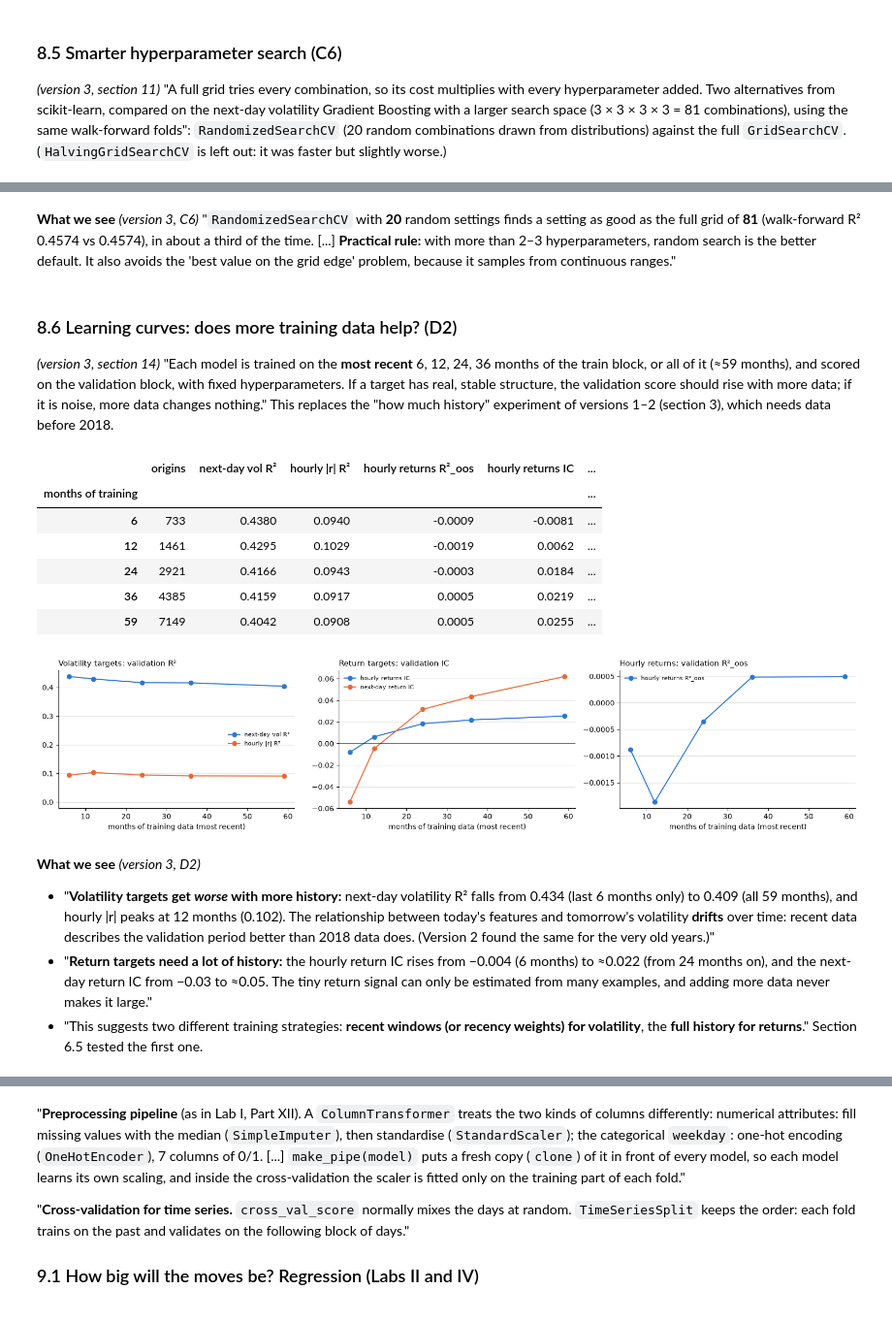
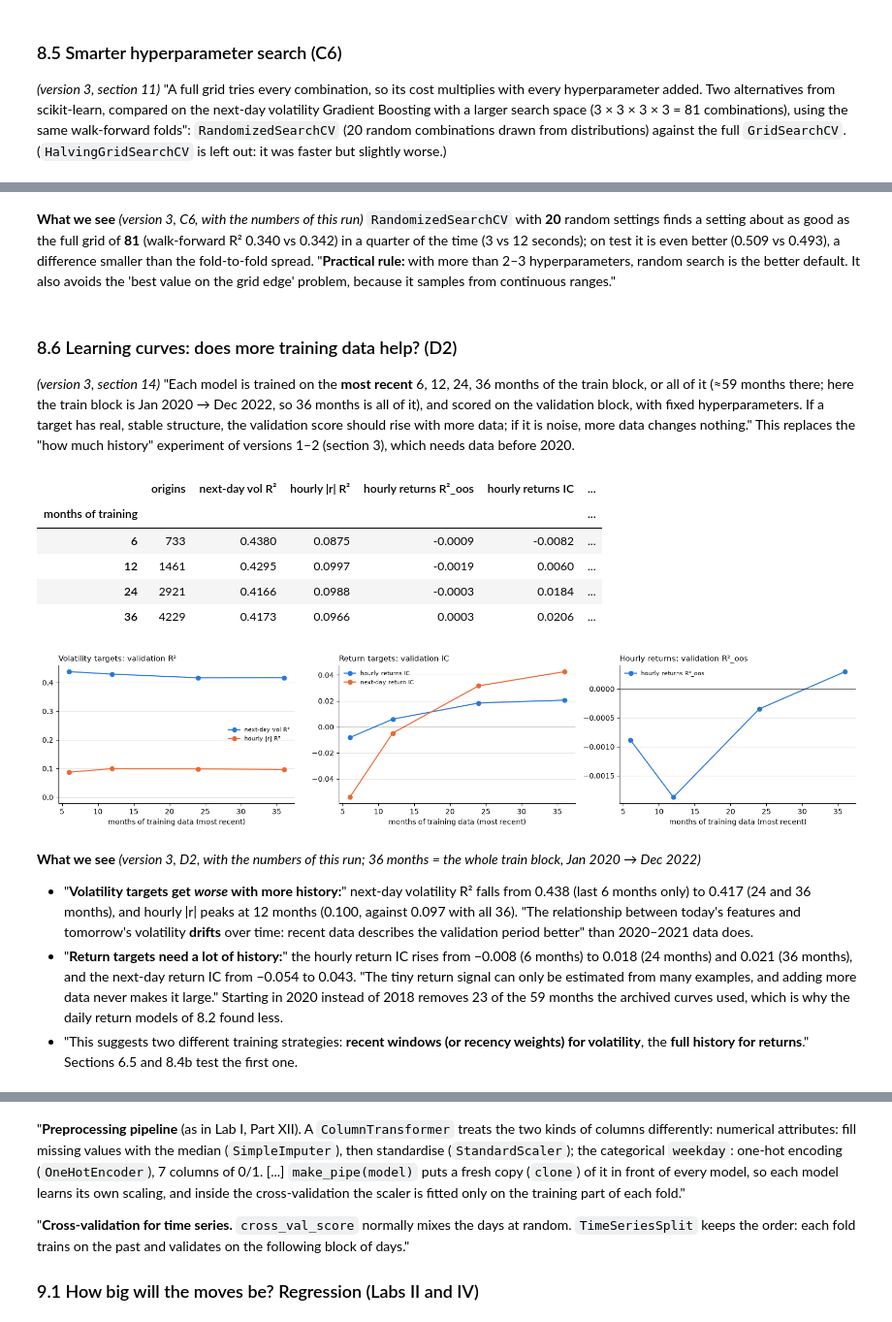
Before and after one commit to Descalabreitor/IAI600-final-project, a Jupyter notebook: classical-models.ipynb, the cells around one changed output, grey strips where cells are left out. Shown at 97% size. Drawn from its saved outputs; the diff is of its cells as text; code cells hidden in the pictures.

```diff
--- a/classical-models.ipynb
+++ b/classical-models.ipynb
@@ -937,7 +986,8 @@ def abs_baselines(block):
     return {"Baseline: training mean": np.full(len(p), ya["train"].mean()),
             "Baseline: last week": week_abs[p],
             "Baseline: same hour yesterday": absr[p + h_ - 24],
-            "Baseline: last week x hour profile": rule_abs(block)}
+            "Baseline: last week x hour profile": rule_abs(block),
+            "Baseline: last week x recent profile": rule_abs_recent(block)}
 
 
 print("Baselines on the validation block")
@@ -1064,16 +1120,25 @@ Each feature group is added on its own to the base features, with the Gradient B
 # %%
 SETS = {"base": (BASE, H_BASE), "base + B1 (30-day history)": (BASE + B1, H_BASE),
-        "base + B2 (range volatility)": (BASE + B2, H_BASE), "base + B3 (per-hour)": (BASE, H_BASE + B3),
+        "base + B2 (range volatility)": (BASE + B2, H_BASE),
+        "base + B3": (BASE, H_BASE + B3), "base + B3 + B4": (BASE + B4, H_BASE + B3), "base + B3 + B5": (BASE, H_BASE + B3 + B5),
+        "base + B3 + B4 + B5": (BASE + B4, H_BASE + B3 + B5),
+        "base + B3 + B4 + B5 + recent profile": (BASE + B4, H_BASE + B3 + B5 + RECENT),
         "base + B3 + order flow": (BASE + G["flow"], H_BASE + B3), "base + B3 + ETH": (BASE + G["eth"], H_BASE + B3),
         "base + B3 + ETH vs BTC": (BASE + G["cross"], H_BASE + B3), "base + B3 + all Binance": (BASE + BINANCE, H_BASE + B3)}
-feat_rows = []
+CANDIDATES = ["base + B3", "base + B3 + B4", "base + B3 + B5", "base + B3 + B4 + B5", "base + B3 + B4 + B5 + recent profile"]
+feat_rows, set_pred = [], {}
 for name, (cols, hcols) in SETS.items():
     Xtr_l, Xva_l = Xl("train", cols, hcols), Xl("val", cols, hcols)
-    r_val = U.r2(ya["val"], make_abs_gb(**p_abs_gb).fit(Xtr_l, ya["train"]).predict(Xva_l))
-    r_test = U.r2(ya["test"], make_abs_gb(**p_abs_gb).fit(np.vstack([Xtr_l, Xva_l]), ya_tv).predict(Xl("test", cols, hcols)))
-    feat_rows.append({"features": name, "n_features": Xtr_l.shape[1], "val R2": r_val, "test R2": r_test})
+    p_val = make_abs_gb(**p_abs_gb).fit(Xtr_l, ya["train"]).predict(Xva_l)
+    p_test = make_abs_gb(**p_abs_gb).fit(np.vstack([Xtr_l, Xva_l]), ya_tv).predict(Xl("test", cols, hcols))
+    feat_rows.append({"features": name, "n_features": Xtr_l.shape[1], "val R2": U.r2(ya["val"], p_val), "test R2": U.r2(ya["test"], p_test)})
+    if name in CANDIDATES:
+        set_pred[name] = (p_val, p_test)
     del Xtr_l, Xva_l
-display(pd.DataFrame(feat_rows).set_index("features").round(4))
+feat_tab = pd.DataFrame(feat_rows).set_index("features")
+display(feat_tab.round(4))
+CHOSEN_SET = feat_tab.loc[CANDIDATES, "val R2"].idxmax()
+print(f"CHOSEN_SET (best validation R2 of the {len(CANDIDATES)} candidate sets): {CHOSEN_SET}")
 # %% [output]
 |  | n_features | val R2 | test R2 |
 | features |  |  |  |
@@ -1234,19 +1346,21 @@ Monthly, half-life 12 months is better in 27 of 29 months
 TAUS = (0.1, 0.5, 0.9)
 make_q = lambda tau: HistGradientBoostingRegressor(loss="quantile", quantile=tau, early_stopping=False, max_iter=200,
                                                    learning_rate=0.05, max_depth=3, min_samples_leaf=200, random_state=RANDOM_STATE)
-q_tv = {t: make_q(t).fit(XR_tv, yr_tv) for t in TAUS}
-q_te = np.sort(np.column_stack([q_tv[t].predict(XR["test"]) for t in TAUS]), axis=1)
-q_tr = {t: make_q(t).fit(XR["train"], yr["train"]) for t in (0.1, 0.9)}
+q_tv = {t: make_q(t).fit(XC_tv, yr_tv) for t in TAUS}
+q_te = np.sort(np.column_stack([q_tv[t].predict(XC["test"]) for t in TAUS]), axis=1)
+q_tr = {t: make_q(t).fit(XC["train"], yr["train"]) for t in (0.1, 0.9)}
 
 sigma_tv, sigma_te = np.r_[rule_abs("train"), rule_abs("val")], rule_abs("test")
 tercile = pd.qcut(sigma_te, 3, labels=["calm", "middle", "wild"])
 y_q = yr["test"]
+rel_q = release_rows("test")                                         # predicted hour = a release hour
 
 
 def interval_row(lo, hi):
     inside = (y_q >= lo) & (y_q <= hi)
     return {"coverage": inside.mean(), "width %": (hi - lo).mean(),
             **{f"coverage {c}": inside[tercile == c].mean() for c in ["calm", "middle", "wild"]},
+            "coverage release hours": inside[rel_q].mean(), "width release hours %": (hi - lo)[rel_q].mean(),
             "pinball q10": U.pinball(y_q, lo, 0.1), "pinball q90": U.pinball(y_q, hi, 0.9)}
 
 
@@ -1278,8 +1392,8 @@ def rolling_f(centre, half, days_back):
 fixed = np.quantile(yr_tv, [0.1, 0.9])
 zq = np.quantile(yr_tv / sigma_tv, [0.1, 0.9])
 c_tv, h_tv = centre_half(q_te[:, 0], q_te[:, 2])
-lo_tr, hi_tr = np.sort(np.column_stack([q_tr[t].predict(XR["test"]) for t in (0.1, 0.9)]), axis=1).T
-lo_va, hi_va = np.sort(np.column_stack([q_tr[t].predict(XR["val"]) for t in (0.1, 0.9)]), axis=1).T
+lo_tr, hi_tr = np.sort(np.column_stack([q_tr[t].predict(XC["test"]) for t in (0.1, 0.9)]), axis=1).T
+lo_va, hi_va = np.sort(np.column_stack([q_tr[t].predict(XC["val"]) for t in (0.1, 0.9)]), axis=1).T
 f_split = f_quantile(yr["val"], *centre_half(lo_va, hi_va))
 c_tr, h_tr = centre_half(lo_tr, hi_tr)
 
@@ -1316,7 +1430,7 @@ plt.show()
 roll30 = conf_tab.loc["Rolling conformal, 30 days"]
 SUMMARY.append({"question": "80% range for each of the next 24 hours", "chosen without the test": "GB quantile + rolling conformal (30 days)",
                 "test result": f"coverage {roll30['coverage']:.1%} (calm {roll30['coverage calm']:.0%}, wild {roll30['coverage wild']:.0%}), "
-                               f"width {roll30['width %']:.2f}%",
+                               f"width {roll30['width %']:.2f}%; release hours {roll30['coverage release hours']:.0%}",
                 "simple rule": f"fixed range: coverage {conf_tab.loc['Baseline: fixed range', 'coverage']:.1%}, "
                                f"width {conf_tab.loc['Baseline: fixed range', 'width %']:.2f}%"})
 # %% [output]
@@ -1680,56 +1904,56 @@ display(pd.DataFrame(c6).T)
 # %% [markdown]
-**What we see** *(version 3, C6)* "`RandomizedSearchCV` with **20** random settings finds a setting as good as the full grid of **81** (walk-forward R² 0.4574 vs 0.4574), in about a third of the time. [...] **Practical rule:** with more than 2–3 hyperparameters, random search is the better default. It also avoids the 'best value on the grid edge' problem, because it samples from continuous ranges."
+**What we see** *(version 3, C6, with the numbers of this run)* `RandomizedSearchCV` with **20** random settings finds a setting about as good as the full grid of **81** (walk-forward R² 0.340 vs 0.342) in a quarter of the time (3 vs 12 seconds); on test it is even better (0.509 vs 0.493), a difference smaller than the fold-to-fold spread. "**Practical rule:** with more than 2–3 hyperparameters, random search is the better default. It also avoids the 'best value on the grid edge' problem, because it samples from continuous ranges."
 # %% [markdown]
 ### 8.6 Learning curves: does more training data help? (D2)
 
-*(version 3, section 14)* "Each model is trained on the **most recent** 6, 12, 24, 36 months of the train block, or all of it (≈59 months), and scored on the validation block, with fixed hyperparameters. If a target has real, stable structure, the validation score should rise with more data; if it is noise, more data changes nothing." This replaces the "how much history" experiment of versions 1–2 (section 3), which needs data before 2018.
+*(version 3, section 14)* "Each model is trained on the **most recent** 6, 12, 24, 36 months of the train block, or all of it (≈59 months there; here the train block is Jan 2020 → Dec 2022, so 36 months is all of it), and scored on the validation block, with fixed hyperparameters. If a target has real, stable structure, the validation score should rise with more data; if it is noise, more data changes nothing." This replaces the "how much history" experiment of versions 1–2 (section 3), which needs data before 2020.
 # %%
 yd_tr, yd_va = U.day_log_vol(Ytr), U.day_log_vol(Yva)
 yA_tr, yA_va = U.day_log_return(Ytr), U.day_log_return(Yva)
 lc_rows = []
-for months in [6, 12, 24, 36, None]:
-    sel_o = np.arange(n_tr) if months is None else np.flatnonzero(D["train"] >= D["train"][-1] - pd.DateOffset(months=months))
+assert (D["train"] >= D["train"][-1] - pd.DateOffset(months=36)).all(), "36 months is no longer the whole train block"
+for months in [6, 12, 24, 36]:                                       # 36 months = the whole train block (Jan 2020 -> Dec 2022)
+    sel_o = np.flatnonzero(D["train"] >= D["train"][-1] - pd.DateOffset(months=months))
     sel_r = rows24(sel_o)
-    r = {"months of training": months or round((D["train"][-1] - D["train"][0]).days / 30.4), "origins": len(sel_o)}
+    r = {"months of training": months, "origins": len(sel_o)}
     gbd = HistGradientBoostingRegressor(learning_rate=0.1, max_depth=2, min_samples_leaf=20, max_iter=100, early_stopping=False,
                                         random_state=RANDOM_STATE)
     r["next-day vol R²"] = U.r2(yd_va, gbd.fit(Ftr[sel_o], yd_tr[sel_o]).predict(Fva))
     r["hourly |r| R²"] = U.r2(ya["val"], make_abs_gb(**p_abs_gb).fit(XA["train"][sel_r], ya["train"][sel_r]).predict(XA["val"]))
     pr = make_ridge(alpha=100_000).fit(XR["train"][sel_r], yr["train"][sel_r]).predict(XR["val"])
     r["hourly returns R²_oos"], r["hourly returns IC"] = U.r2_oos(yr["val"], pr), safe_corr(pr, yr["val"])
     pa = make_ridge(alpha=100_000).fit(Ftr[sel_o], yA_tr[sel_o]).predict(Fva)
     r["next-day return IC"] = safe_corr(pa, yA_va)
     lc_rows.append(r)
 lc = pd.DataFrame(lc_rows).set_index("months of training")
 display(lc.round(4))
 
 fig, ax = plt.subplots(1, 3, figsize=(16, 3.6))
 for a, cols_, title in [(ax[0], ["next-day vol R²", "hourly |r| R²"], "Volatility targets: validation R²"),
                         (ax[1], ["hourly returns IC", "next-day return IC"], "Return targets: validation IC"),
                         (ax[2], ["hourly returns R²_oos"], "Hourly returns: validation R²_oos")]:
     for col, c in zip(cols_, [BLUE, ORANGE]):
         a.plot(lc.index, lc[col], "o-", color=c, label=col)
     a.axhline(0, c="k", lw=0.5)
     a.set_xlabel("months of training data (most recent)")
     a.legend(frameon=False, fontsize=8)
     tidy(a, title)
 plt.tight_layout()
 plt.show()
 # %% [output]
 |  | origins | next-day vol R² | hourly |r| R² | hourly returns R²_oos | hourly returns IC | ... |
 | months of training |  |  |  |  |  | ... |
-| 6 | 733 | 0.4380 | 0.0940 | -0.0009 | -0.0081 | ... |
-| 12 | 1461 | 0.4295 | 0.1029 | -0.0019 | 0.0062 | ... |
-| 24 | 2921 | 0.4166 | 0.0943 | -0.0003 | 0.0184 | ... |
-| 36 | 4385 | 0.4159 | 0.0917 | 0.0005 | 0.0219 | ... |
-| 59 | 7149 | 0.4042 | 0.0908 | 0.0005 | 0.0255 | ... |
+| 6 | 733 | 0.4380 | 0.0875 | -0.0009 | -0.0082 | ... |
+| 12 | 1461 | 0.4295 | 0.0997 | -0.0019 | 0.0060 | ... |
+| 24 | 2921 | 0.4166 | 0.0988 | -0.0003 | 0.0184 | ... |
+| 36 | 4229 | 0.4173 | 0.0966 | 0.0003 | 0.0206 | ... |
-[figure, old version]
+[figure, new version]
 # %% [markdown]
-**What we see** *(version 3, D2)*
+**What we see** *(version 3, D2, with the numbers of this run; 36 months = the whole train block, Jan 2020 → Dec 2022)*
 
-- "**Volatility targets get *worse* with more history:** next-day volatility R² falls from 0.434 (last 6 months only) to 0.409 (all 59 months), and hourly |r| peaks at 12 months (0.102). The relationship between today's features and tomorrow's volatility **drifts** over time: recent data describes the validation period better than 2018 data does. (Version 2 found the same for the very old years.)"
-- "**Return targets need a lot of history:** the hourly return IC rises from −0.004 (6 months) to ≈0.022 (from 24 months on), and the next-day return IC from −0.03 to ≈0.05. The tiny return signal can only be estimated from many examples, and adding more data never makes it large."
-- "This suggests two different training strategies: **recent windows (or recency weights) for volatility**, the **full history for returns**." Section 6.5 tested the first one.
+- "**Volatility targets get *worse* with more history:**" next-day volatility R² falls from 0.438 (last 6 months only) to 0.417 (24 and 36 months), and hourly |r| peaks at 12 months (0.100, against 0.097 with all 36). "The relationship between today's features and tomorrow's volatility **drifts** over time: recent data describes the validation period better" than 2020–2021 data does.
+- "**Return targets need a lot of history:**" the hourly return IC rises from −0.008 (6 months) to 0.018 (24 months) and 0.021 (36 months), and the next-day return IC from −0.054 to 0.043. "The tiny return signal can only be estimated from many examples, and adding more data never makes it large." Starting in 2020 instead of 2018 removes 23 of the 59 months the archived curves used, which is why the daily return models of 8.2 found less.
+- "This suggests two different training strategies: **recent windows (or recency weights) for volatility**, the **full history for returns**." Sections 6.5 and 8.4b test the first one.
 # %% [markdown]
 ## 9. The course-lab pipeline
 
```
Also changed, not shown: parts of 64 cells of this notebook.
